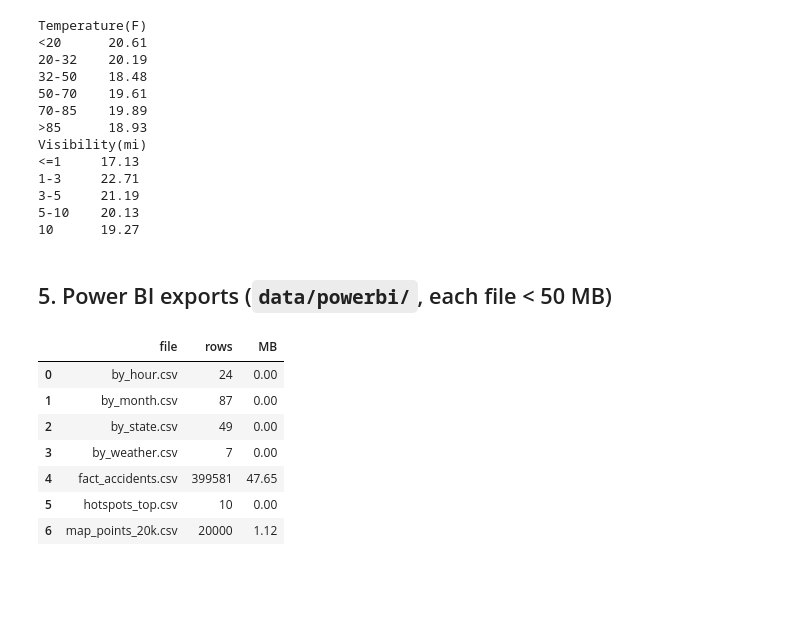
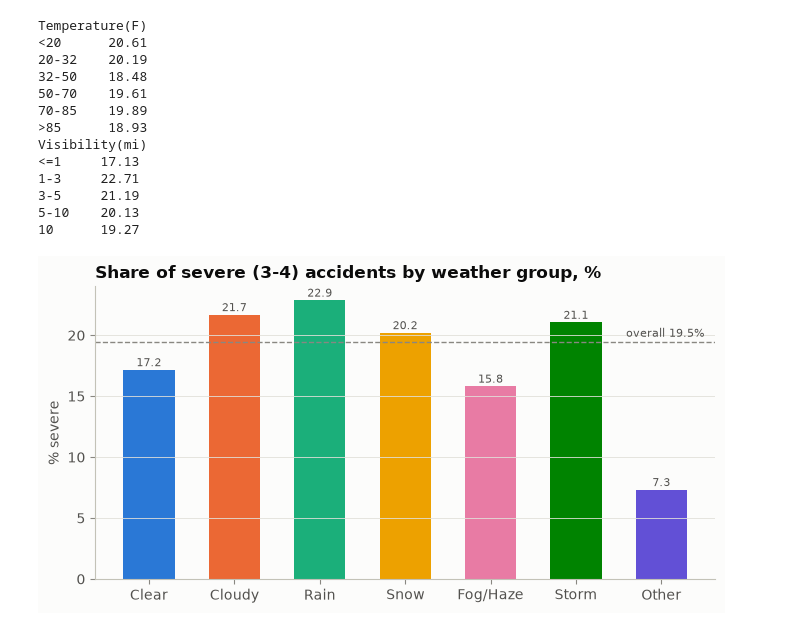
Before and after one commit to Abin-Shaji-Thomas/Smart-Traffic-Accident-Analysis-and-Severity-Prediction, a Jupyter notebook: notebooks/03_data_visualization.ipynb, the cells around one changed output. Drawn from its saved outputs; the diff is of its cells as text; code cells hidden in the pictures; blank space fills up the shorter version.

```diff
--- a/notebooks/03_data_visualization.ipynb
+++ b/notebooks/03_data_visualization.ipynb
@@ -194,49 +226,15 @@ Visibility(mi)
 3-5     21.19
 5-10    20.13
 10      19.27
-# %% [markdown]
-## 5. Power BI exports (`data/powerbi/`, each file < 50 MB)
-# %%
-PBI = U.DATA_POWERBI
-# Trimmed to stay under 50 MB: no ID / Date / YearMonth (Power Query derives them from Start_Time), no Humidity / Wind
-# (not used by the dashboard), floats rounded, Duration as whole minutes.
-fact_cols = ["Severity", "Start_Time", "Year", "Month", "Hour", "DayOfWeek", "DayName", "IsWeekend",
-             "IsRushHour", "DayNight", "State", "City", "Start_Lat", "Start_Lng", "WeatherGroup", "Temperature(F)",
-             "Visibility(mi)", "Precipitation(in)", "Distance(mi)", "Duration_min",
-             "RoadFeatureCount", "Junction", "Traffic_Signal", "Crossing"]
-fact = df[fact_cols].copy()
-fact.columns = [U.safe_name(c) for c in fact.columns]
-fact.insert(0, "AccidentKey", np.arange(1, len(fact) + 1))
-fact["IsSevere"] = (fact["Severity"] >= 3).astype(int)
-fact["Start_Time"] = fact["Start_Time"].dt.strftime("%Y-%m-%d %H:%M")
-fact["DayName"] = fact["DayName"].str[:3]
-for c in ["Junction", "Traffic_Signal", "Crossing"]:
-    fact[c] = fact[c].astype(int)
-fact = fact.round({"Start_Lat": 4, "Start_Lng": 4, "Temperature_F": 1, "Visibility_mi": 1,
-                   "Precipitation_in": 2, "Distance_mi": 2})
-fact["Duration_min"] = fact["Duration_min"].round().astype("Int64")
-fact.to_csv(PBI / "fact_accidents.csv", index=False)
-exports = {
-    "by_state": group_summary(df, "State"),
-    "by_hour": group_summary(df, "Hour", sort_by_count=False),
-    "by_month": group_summary(df, "YearMonth", sort_by_count=False),
-    "by_weather": group_summary(df, "WeatherGroup"),
-}
-for name, t in exports.items():
-    t.to_csv(PBI / f"{name}.csv", index=False)
-pd.read_csv(U.METRICS / "hotspots.csv").to_csv(PBI / "hotspots_top.csv", index=False)
-mp = df.sample(20_000, random_state=U.RANDOM_STATE)[["ID", "Start_Lat", "Start_Lng", "Severity", "State", "City", "WeatherGroup", "Year"]]
-mp.round({"Start_Lat": 5, "Start_Lng": 5}).to_csv(PBI / "map_points_20k.csv", index=False)
-sizes = pd.DataFrame([{"file": p.name, "rows": sum(1 for _ in open(p, encoding="utf-8")) - 1, "MB": round(p.stat().st_size / 1e6, 2)}
-                      for p in sorted(PBI.glob("*.csv"))])
-assert (sizes["MB"] < 50).all(), "a Power BI file is over 50 MB"
-sizes
-# %% [output]
-|  | file | rows | MB |
-| 0 | by_hour.csv | 24 | 0.00 |
-| 1 | by_month.csv | 87 | 0.00 |
-| 2 | by_state.csv | 49 | 0.00 |
-| 3 | by_weather.csv | 7 | 0.00 |
-| 4 | fact_accidents.csv | 399581 | 47.65 |
-| 5 | hotspots_top.csv | 10 | 0.00 |
-| 6 | map_points_20k.csv | 20000 | 1.12 |
+# %%
+sev_w = group_summary(df, "WeatherGroup").set_index("WeatherGroup").loc[order]
+overall = 100 * (df["Severity"] >= 3).mean()
+fig, ax = plt.subplots(figsize=(8, 3.8))
+ax.bar(sev_w.index, sev_w["severe_pct"], color=[V.WEATHER_COLORS[g] for g in sev_w.index], width=0.6)
+ax.axhline(overall, color=V.MUTED, ls="--", lw=1); ax.text(len(sev_w) - 0.5, overall + 0.4, f"overall {overall:.1f}%", ha="right", fontsize=8, color=V.INK2)
+for i, v in enumerate(sev_w["severe_pct"]):
+    ax.text(i, v + 0.3, f"{v:.1f}", ha="center", fontsize=8, color=V.INK2)
+ax.set(title="Share of severe (3-4) accidents by weather group, %", ylabel="% severe")
+V.save(fig, FIG / "weather_severe_share.png")
+# %% [output]
+[figure, added]
```
Also changed, not shown: parts of 10 cells of this notebook, 16 other files.
